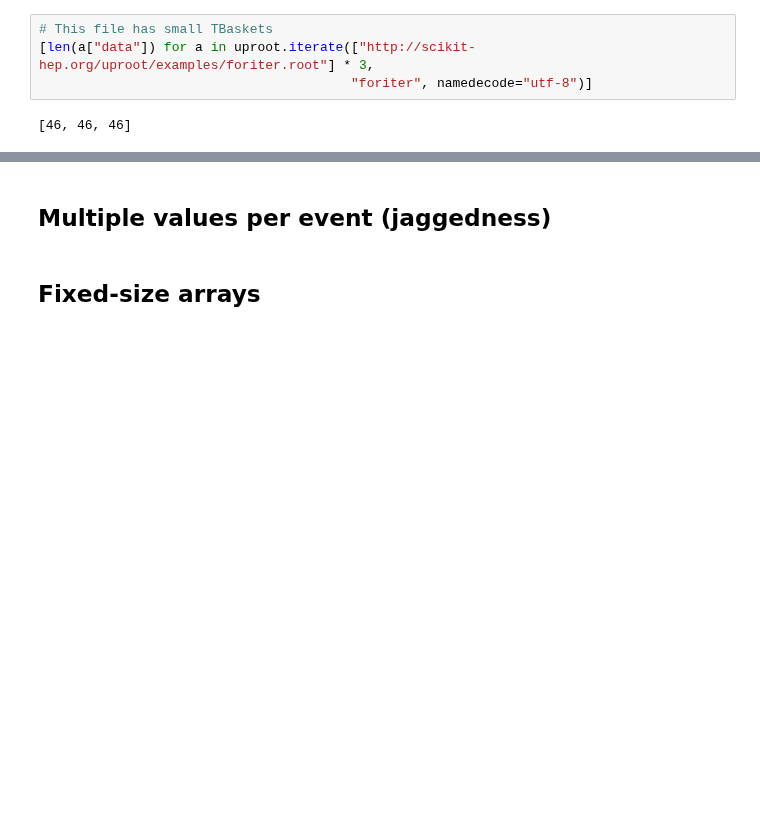
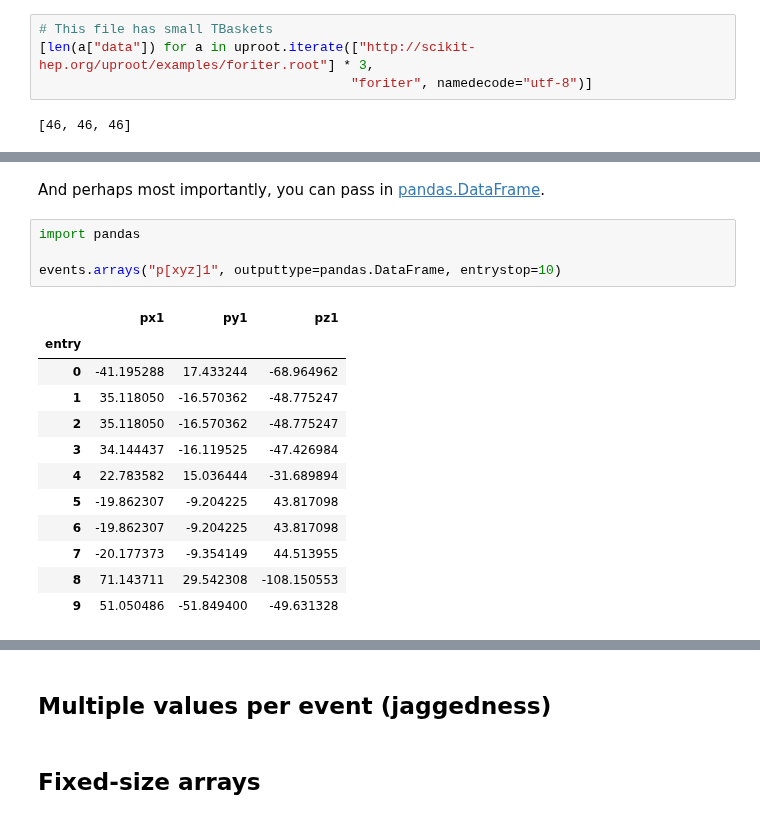
Before and after one commit to scikit-hep/uproot3, a Jupyter notebook: binder/new-tutorial.ipynb, the cells around one changed output, grey strips where cells are left out. Saved outputs shown, nothing was run; the diff lists cells and outputs as text; blank space fills up the shorter version.

```diff
--- a/binder/new-tutorial.ipynb
+++ b/binder/new-tutorial.ipynb
@@ -629,0 +675,19 @@ branch = tree["data"]
+# %% [markdown]
+And perhaps most importantly, you can pass in [pandas.DataFrame](https://pandas.pydata.org/pandas-docs/stable/reference/api/pandas.DataFrame.html).
+# %%
+import pandas
+
+events.arrays("p[xyz]1", outputtype=pandas.DataFrame, entrystop=10)
+# %% [output]
+|  | px1 | py1 | pz1 |
+| entry |  |  |  |
+| 0 | -41.195288 | 17.433244 | -68.964962 |
+| 1 | 35.118050 | -16.570362 | -48.775247 |
+| 2 | 35.118050 | -16.570362 | -48.775247 |
+| 3 | 34.144437 | -16.119525 | -47.426984 |
+| 4 | 22.783582 | 15.036444 | -31.689894 |
+| 5 | -19.862307 | -9.204225 | 43.817098 |
+| 6 | -19.862307 | -9.204225 | 43.817098 |
+| 7 | -20.177373 | -9.354149 | 44.513955 |
+| 8 | 71.143711 | 29.542308 | -108.150553 |
+| 9 | 51.050486 | -51.849400 | -49.631328 |
```
Also changed, not shown: parts of 29 cells of this notebook.
